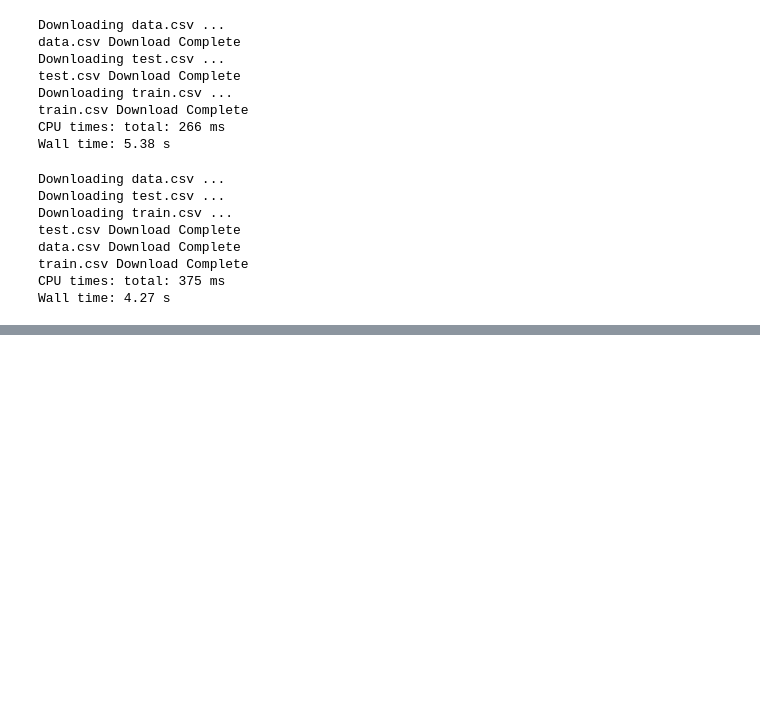
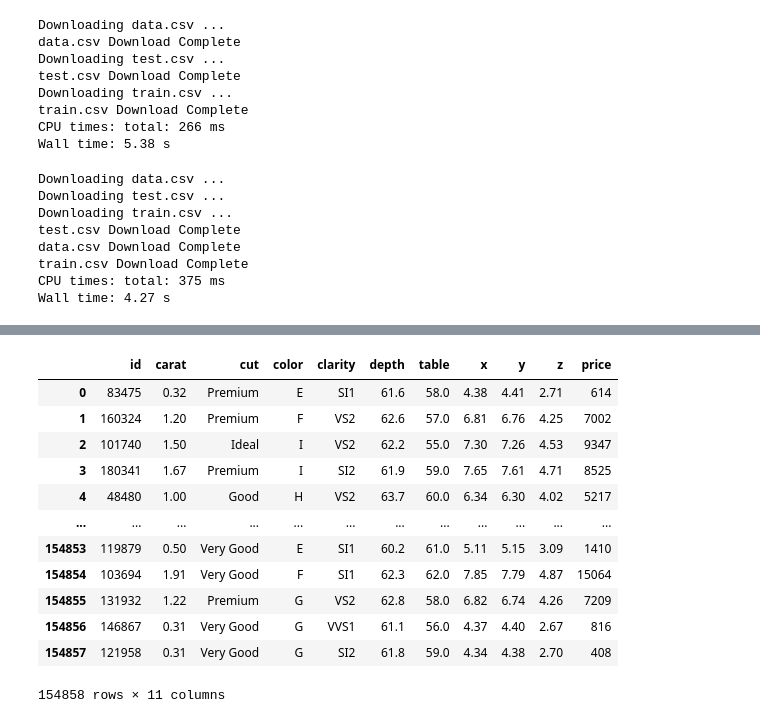
Before and after one commit to Tejal221293/Adv-Python-9-11-am-week, a Jupyter notebook: Multithreading/Mulithreading.ipynb, the cells around one changed output, grey strips where cells are left out. Drawn from its saved outputs; the diff is of its cells as text; code cells hidden in the pictures; blank space fills up the shorter version.

```diff
--- a/Multithreading/Mulithreading.ipynb
+++ b/Multithreading/Mulithreading.ipynb
@@ -265,0 +289,16 @@ Wall time: 4.27 s
+# %%
+dfs[1]
+# %% [output]
+|  | id | carat | cut | color | clarity | depth | table | x | y | z | price |
+| 0 | 83475 | 0.32 | Premium | E | SI1 | 61.6 | 58.0 | 4.38 | 4.41 | 2.71 | 614 |
+| 1 | 160324 | 1.20 | Premium | F | VS2 | 62.6 | 57.0 | 6.81 | 6.76 | 4.25 | 7002 |
+| 2 | 101740 | 1.50 | Ideal | I | VS2 | 62.2 | 55.0 | 7.30 | 7.26 | 4.53 | 9347 |
+| 3 | 180341 | 1.67 | Premium | I | SI2 | 61.9 | 59.0 | 7.65 | 7.61 | 4.71 | 8525 |
+| 4 | 48480 | 1.00 | Good | H | VS2 | 63.7 | 60.0 | 6.34 | 6.30 | 4.02 | 5217 |
+| ... | ... | ... | ... | ... | ... | ... | ... | ... | ... | ... | ... |
+| 154853 | 119879 | 0.50 | Very Good | E | SI1 | 60.2 | 61.0 | 5.11 | 5.15 | 3.09 | 1410 |
+| 154854 | 103694 | 1.91 | Very Good | F | SI1 | 62.3 | 62.0 | 7.85 | 7.79 | 4.87 | 15064 |
+| 154855 | 131932 | 1.22 | Premium | G | VS2 | 62.8 | 58.0 | 6.82 | 6.74 | 4.26 | 7209 |
+| 154856 | 146867 | 0.31 | Very Good | G | VVS1 | 61.1 | 56.0 | 4.37 | 4.40 | 2.67 | 816 |
+| 154857 | 121958 | 0.31 | Very Good | G | SI2 | 61.8 | 59.0 | 4.34 | 4.38 | 2.70 | 408 |
+154858 rows × 11 columns
```
Also changed, not shown: parts of 4 cells of this notebook.
